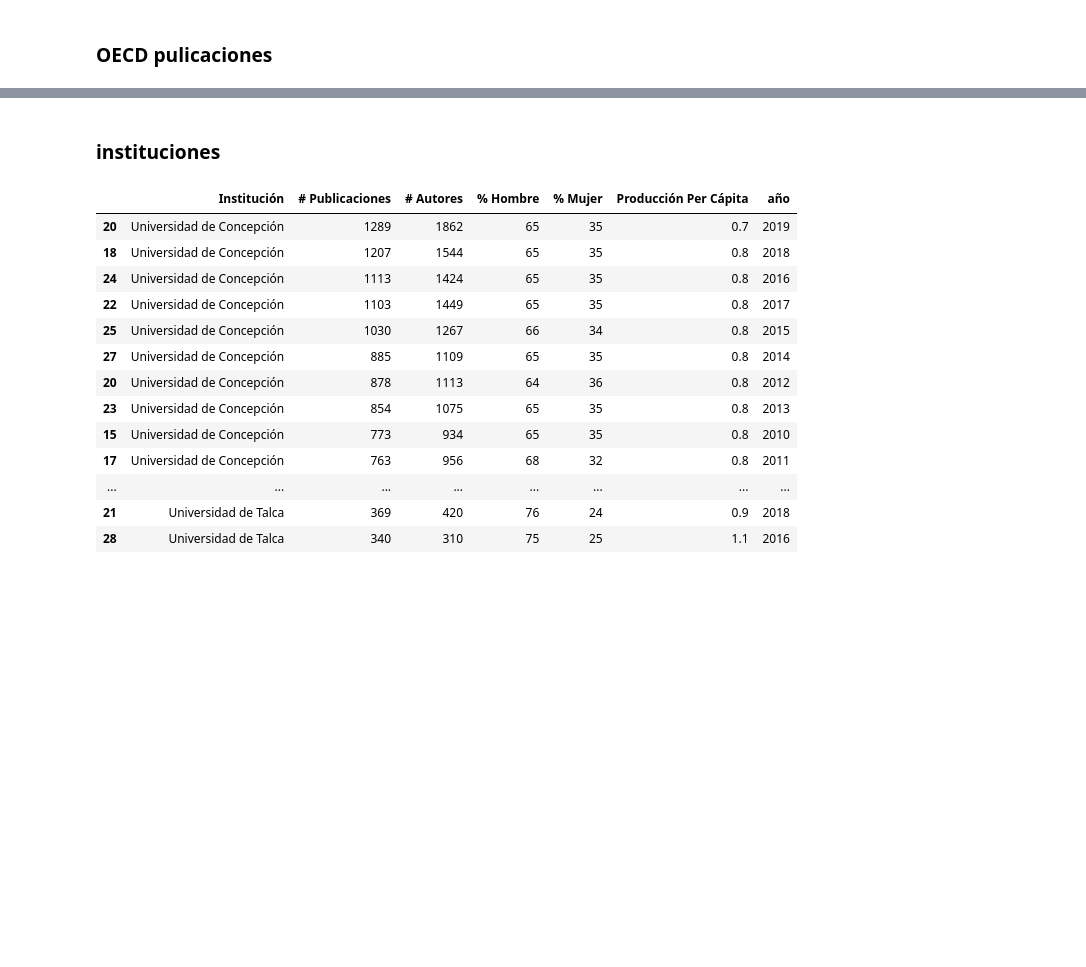
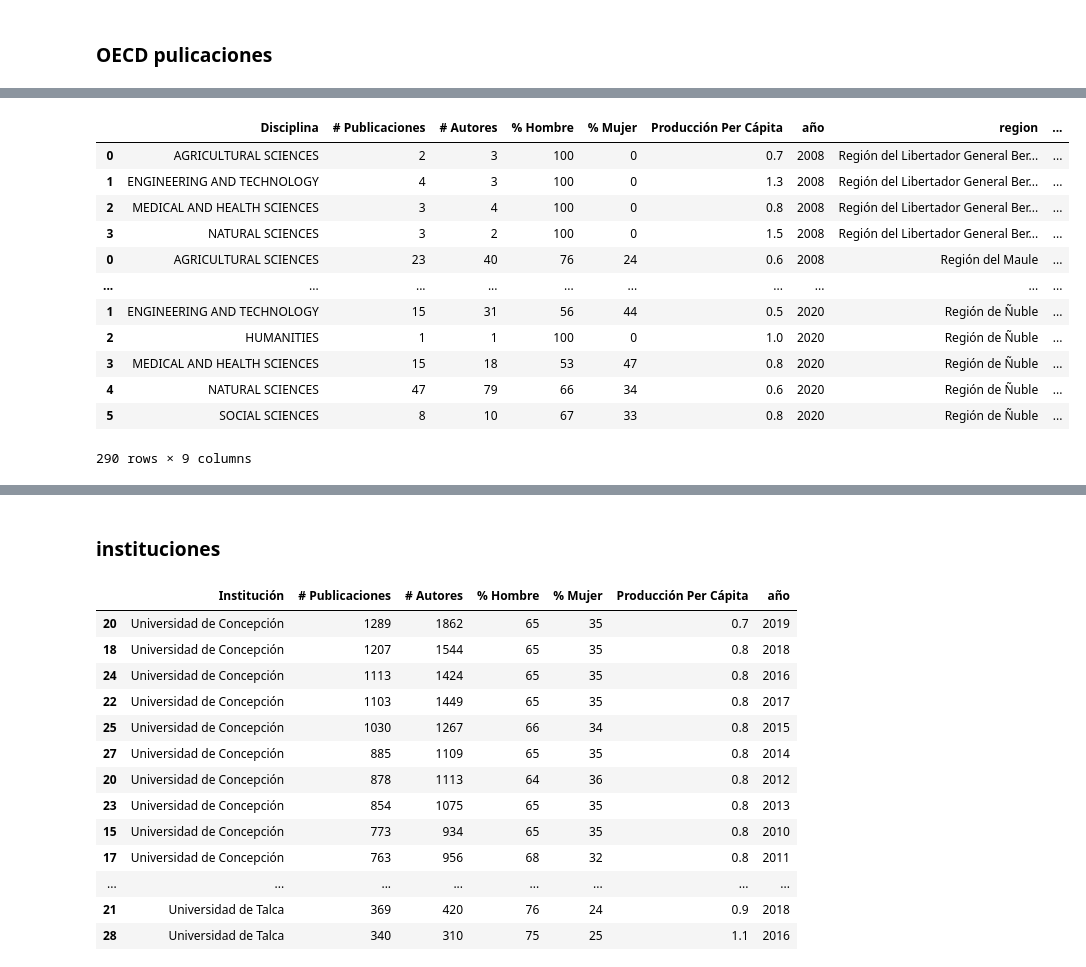
Before and after one commit to Nanocell-Lab/nodo_CTCI, a Jupyter notebook: 04_Investigación.ipynb, the cells around one changed output, grey strips where cells are left out. Drawn from its saved outputs; the diff is of its cells as text; code cells hidden in the pictures; blank space fills up the shorter version.

```diff
--- a/04_Investigación.ipynb
+++ b/04_Investigación.ipynb
@@ -213,6 +231,22 @@ alt.Chart(datos_oecd_aggmean).mark_bar(
     height=200).facet(alt.Facet('Disciplina:O',title=""), columns=3,center=True)
 # %% [output]
 [interactive output not drawn]
+# %%
+datos_oecd
+# %% [output]
+|  | Disciplina | # Publicaciones | # Autores | % Hombre | % Mujer | Producción Per Cápita | año | region | ... |
+| 0 | AGRICULTURAL SCIENCES | 2 | 3 | 100 | 0 | 0.7 | 2008 | Región del Libertador General Ber... | ... |
+| 1 | ENGINEERING AND TECHNOLOGY | 4 | 3 | 100 | 0 | 1.3 | 2008 | Región del Libertador General Ber... | ... |
+| 2 | MEDICAL AND HEALTH SCIENCES | 3 | 4 | 100 | 0 | 0.8 | 2008 | Región del Libertador General Ber... | ... |
+| 3 | NATURAL SCIENCES | 3 | 2 | 100 | 0 | 1.5 | 2008 | Región del Libertador General Ber... | ... |
+| 0 | AGRICULTURAL SCIENCES | 23 | 40 | 76 | 24 | 0.6 | 2008 | Región del Maule | ... |
+| ... | ... | ... | ... | ... | ... | ... | ... | ... | ... |
+| 1 | ENGINEERING AND TECHNOLOGY | 15 | 31 | 56 | 44 | 0.5 | 2020 | Región de Ñuble | ... |
+| 2 | HUMANITIES | 1 | 1 | 100 | 0 | 1.0 | 2020 | Región de Ñuble | ... |
+| 3 | MEDICAL AND HEALTH SCIENCES | 15 | 18 | 53 | 47 | 0.8 | 2020 | Región de Ñuble | ... |
+| 4 | NATURAL SCIENCES | 47 | 79 | 66 | 34 | 0.6 | 2020 | Región de Ñuble | ... |
+| 5 | SOCIAL SCIENCES | 8 | 10 | 67 | 33 | 0.8 | 2020 | Región de Ñuble | ... |
+290 rows × 9 columns
 # %%
 
 
```
Also changed, not shown: parts of 12 cells of this notebook.
